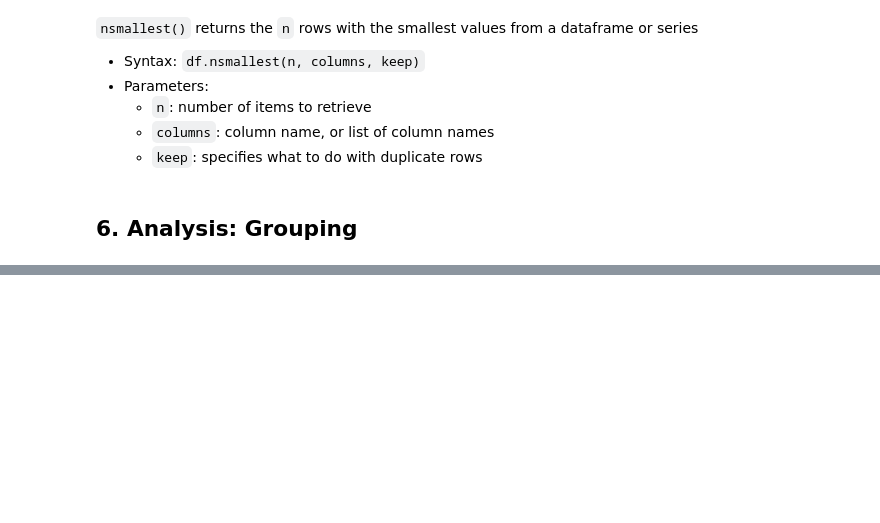
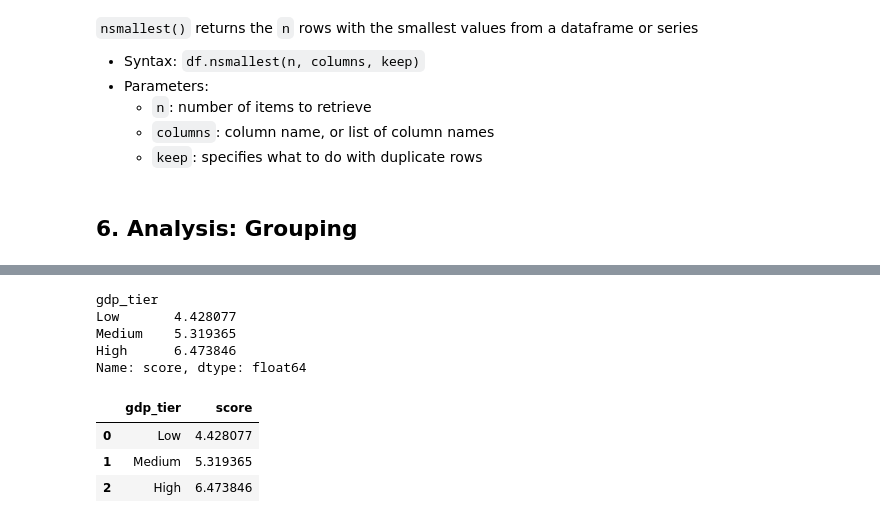
Before and after one commit to kelpppp/world-happiness-practice, a Jupyter notebook: notebook.ipynb, the cells around one changed output, grey strips where cells are left out. Saved outputs shown, nothing was run; the diff lists cells and outputs as text; code cells hidden in the pictures; blank space fills up the shorter version.

```diff
--- a/notebook.ipynb
+++ b/notebook.ipynb
@@ -269,0 +308,19 @@ df_gdp_above_median.nsmallest(10, 'score')
+# %%
+# group the countries by the tier values
+# for each group (low, medium, high), calculate the mean happiness score
+df_countries_by_gdp.groupby('gdp_tier')['score'].mean() # returns a Series
+# %% [output]
+gdp_tier
+Low       4.428077
+Medium    5.319365
+High      6.473846
+Name: score, dtype: float64
+# %%
+# convert series returned from groupby and aggregation into a dataframe
+df_avg_score_by_gdp = df_countries_by_gdp.groupby('gdp_tier')['score'].mean().reset_index()
+df_avg_score_by_gdp
+# %% [output]
+|  | gdp_tier | score |
+| 0 | Low | 4.428077 |
+| 1 | Medium | 5.319365 |
+| 2 | High | 6.473846 |
```
Also changed, not shown: parts of 9 cells of this notebook.
